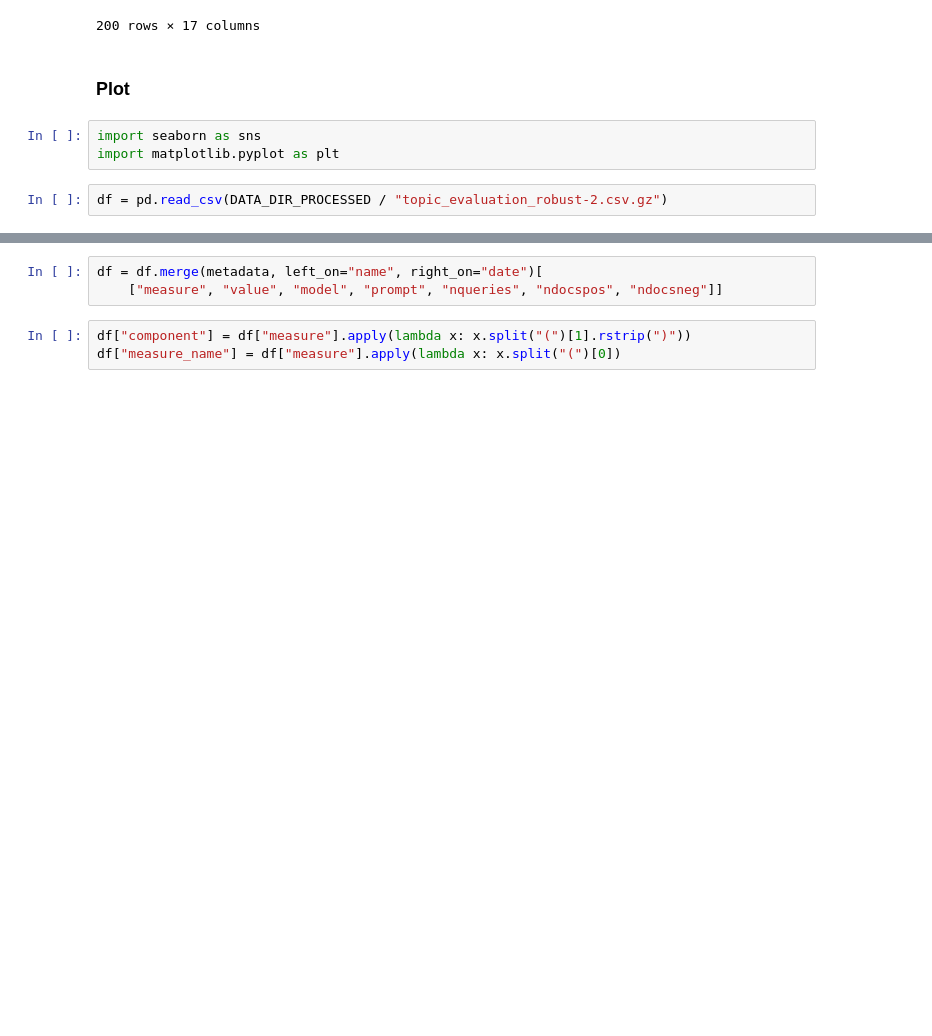
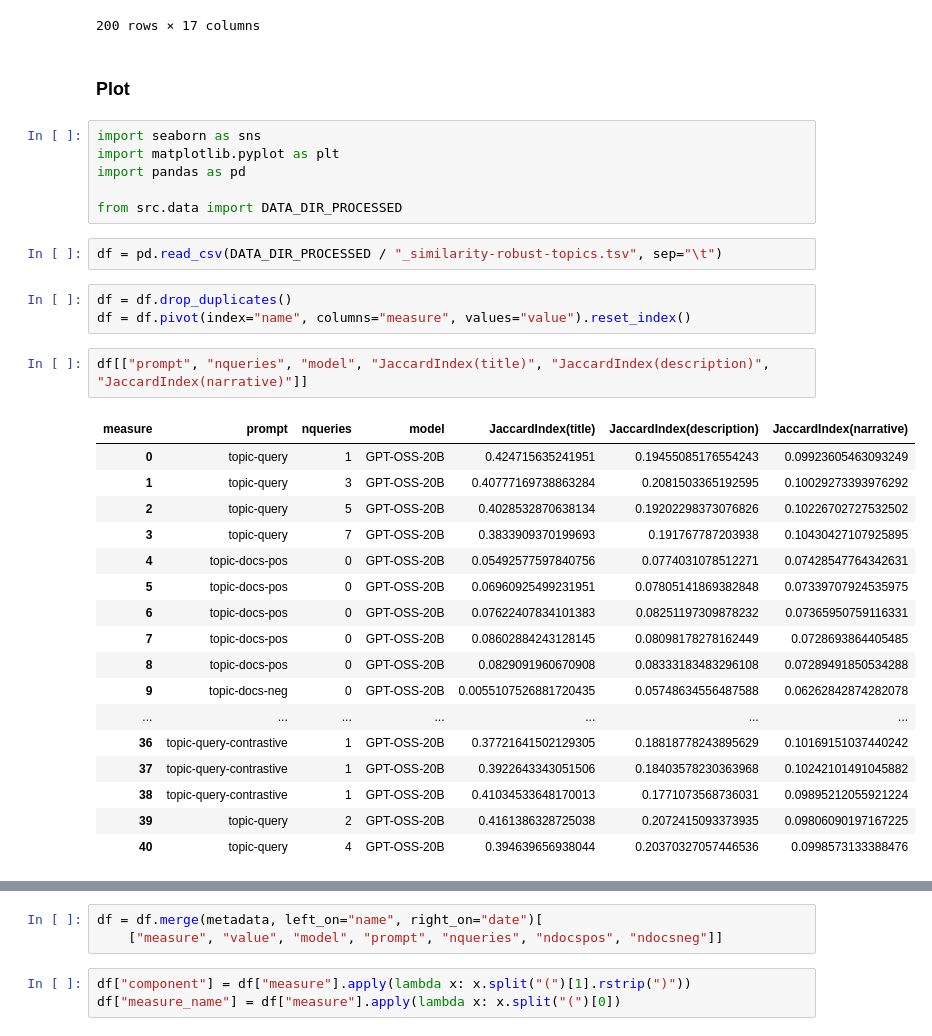
Before and after one commit to irgroup/SIGIR26-Synthesized-Information-Needs, a Jupyter notebook: notebooks/robust/evaluate-topic.ipynb, the cells around one changed output, grey strips where cells are left out. Drawn from its saved outputs; the diff is of its cells as text; blank space fills up the shorter version.

```diff
--- a/notebooks/robust/evaluate-topic.ipynb
+++ b/notebooks/robust/evaluate-topic.ipynb
@@ -85,5 +85,31 @@ df[["model", "prompt", "nqueries", "ndocspos", "ndocsneg", "CosineSimilarity(tit
 # %%
 import seaborn as sns
 import matplotlib.pyplot as plt
+import pandas as pd
+
+from src.data import DATA_DIR_PROCESSED
 # %%
-df = pd.read_csv(DATA_DIR_PROCESSED / "topic_evaluation_robust-2.csv.gz")
+df = pd.read_csv(DATA_DIR_PROCESSED / "_similarity-robust-topics.tsv", sep="\t")
+# %%
+df = df.drop_duplicates()
+df = df.pivot(index="name", columns="measure", values="value").reset_index()
+# %%
+df[["prompt", "nqueries", "model", "JaccardIndex(title)", "JaccardIndex(description)", "JaccardIndex(narrative)"]]
+# %% [output]
+| measure | prompt | nqueries | model | JaccardIndex(title) | JaccardIndex(description) | JaccardIndex(narrative) |
+| 0 | topic-query | 1 | GPT-OSS-20B | 0.424715635241951 | 0.19455085176554243 | 0.09923605463093249 |
+| 1 | topic-query | 3 | GPT-OSS-20B | 0.40777169738863284 | 0.2081503365192595 | 0.10029273393976292 |
+| 2 | topic-query | 5 | GPT-OSS-20B | 0.4028532870638134 | 0.19202298373076826 | 0.10226702727532502 |
+| 3 | topic-query | 7 | GPT-OSS-20B | 0.3833909370199693 | 0.191767787203938 | 0.10430427107925895 |
+| 4 | topic-docs-pos | 0 | GPT-OSS-20B | 0.05492577597840756 | 0.0774031078512271 | 0.07428547764342631 |
+| 5 | topic-docs-pos | 0 | GPT-OSS-20B | 0.06960925499231951 | 0.07805141869382848 | 0.07339707924535975 |
+| 6 | topic-docs-pos | 0 | GPT-OSS-20B | 0.07622407834101383 | 0.08251197309878232 | 0.07365950759116331 |
+| 7 | topic-docs-pos | 0 | GPT-OSS-20B | 0.08602884243128145 | 0.08098178278162449 | 0.0728693864405485 |
+| 8 | topic-docs-pos | 0 | GPT-OSS-20B | 0.0829091960670908 | 0.08333183483296108 | 0.07289491850534288 |
+| 9 | topic-docs-neg | 0 | GPT-OSS-20B | 0.0055107526881720435 | 0.05748634556487588 | 0.06262842874282078 |
+| ... | ... | ... | ... | ... | ... | ... |
+| 36 | topic-query-contrastive | 1 | GPT-OSS-20B | 0.37721641502129305 | 0.18818778243895629 | 0.10169151037440242 |
+| 37 | topic-query-contrastive | 1 | GPT-OSS-20B | 0.3922643343051506 | 0.18403578230363968 | 0.10242101491045882 |
+| 38 | topic-query-contrastive | 1 | GPT-OSS-20B | 0.41034533648170013 | 0.1771073568736031 | 0.09895212055921224 |
+| 39 | topic-query | 2 | GPT-OSS-20B | 0.4161386328725038 | 0.2072415093373935 | 0.09806090197167225 |
+| 40 | topic-query | 4 | GPT-OSS-20B | 0.394639656938044 | 0.20370327057446536 | 0.0998573133388476 |
```
Also changed, not shown: parts of 3 cells of this notebook, 22 other files.
